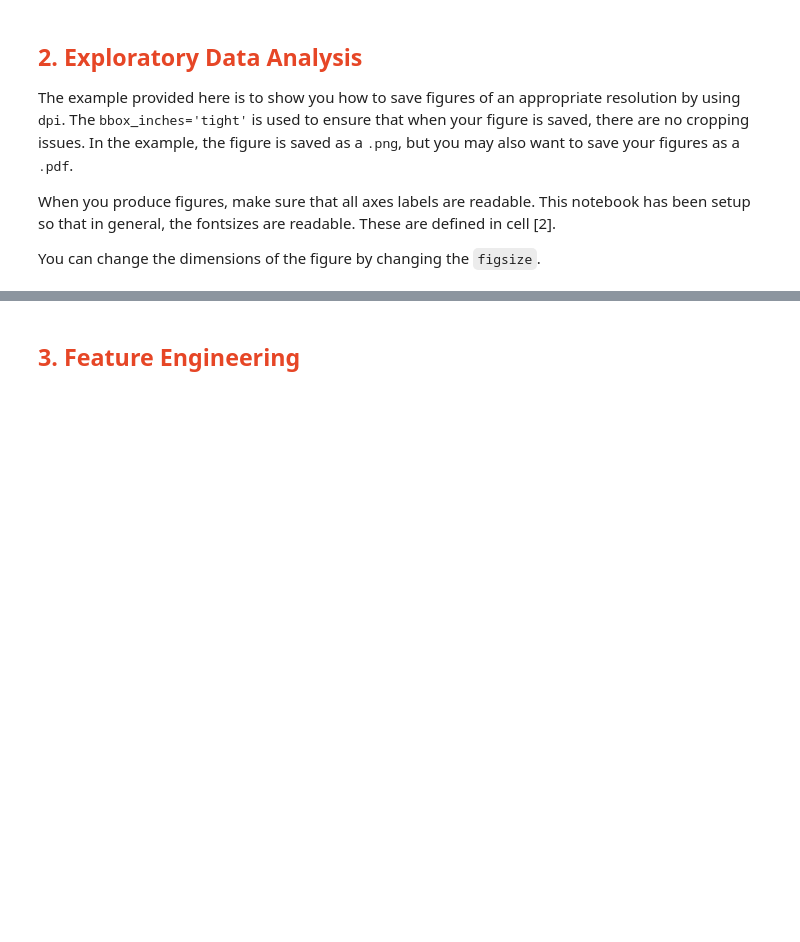
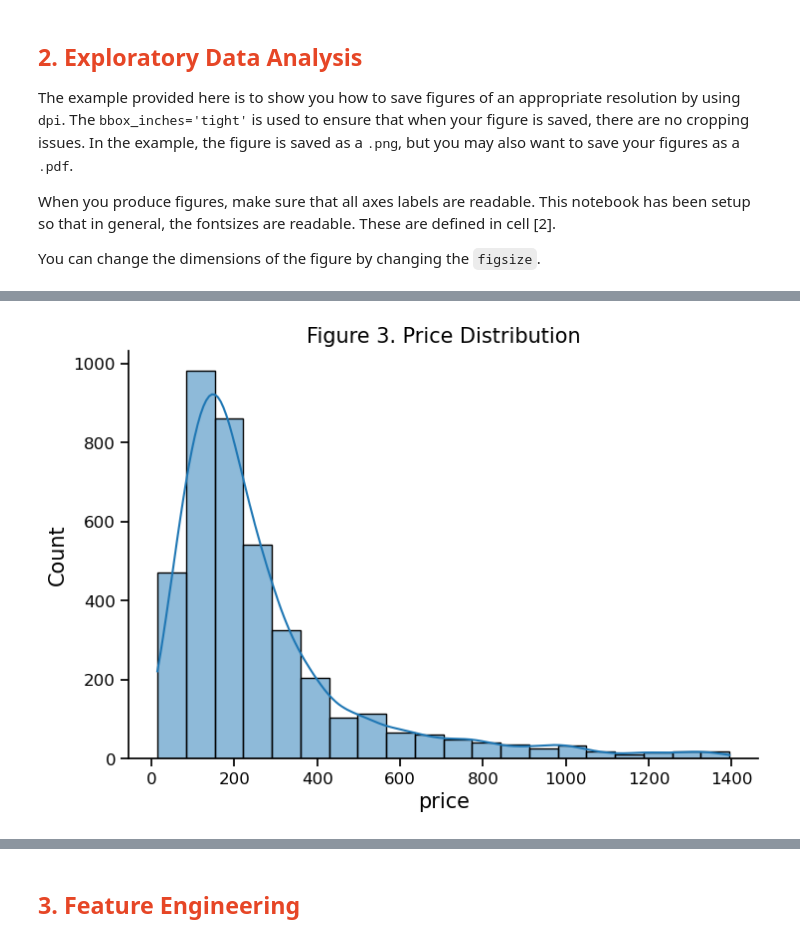
Before and after one commit to Jamielimingzhe/QBUS6810, a Jupyter notebook: QBUS6810_Group18_Notebook.ipynb, the cells around one changed output, grey strips where cells are left out. Drawn from its saved outputs; the diff is of its cells as text; code cells hidden in the pictures; blank space fills up the shorter version.

```diff
--- a/QBUS6810_Group18_Notebook.ipynb
+++ b/QBUS6810_Group18_Notebook.ipynb
@@ -347,0 +298,6 @@ plt.scatter(np.log(train[""][:4000]),y_train_log)
+# %%
+fig = sns.displot(x="price", data=train, kde=True, bins=20, aspect=1.5,edgecolor = 'black')
+fig.set(title='Figure 3. Price Distribution')
+plt.show()
+# %% [output]
+[figure, added]
```
Also changed, not shown: parts of 32 cells of this notebook, 1 other file.
